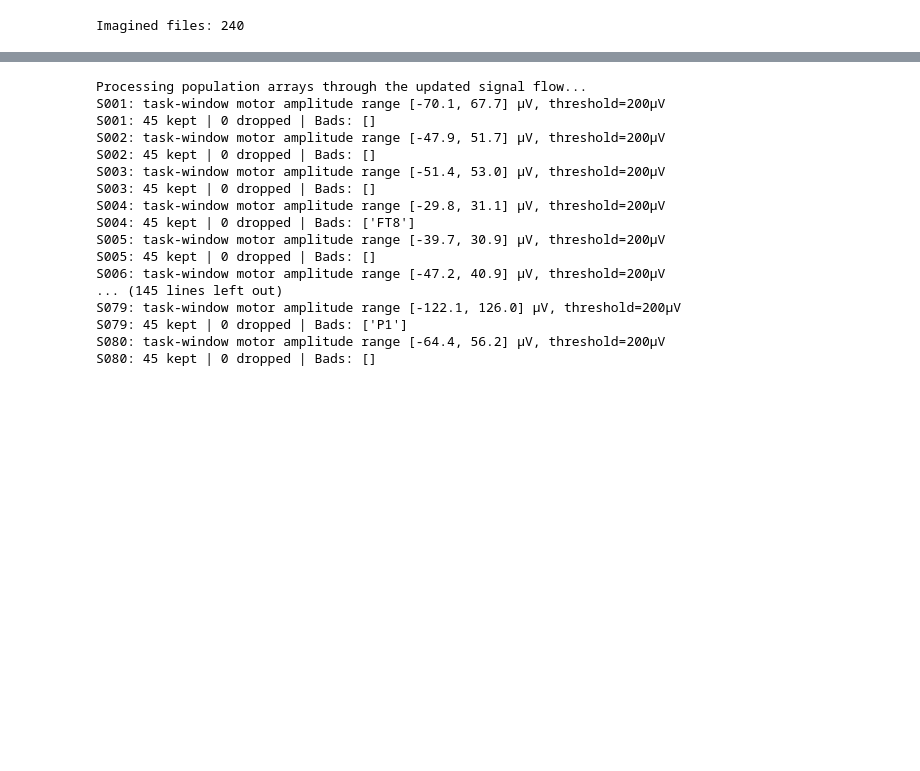
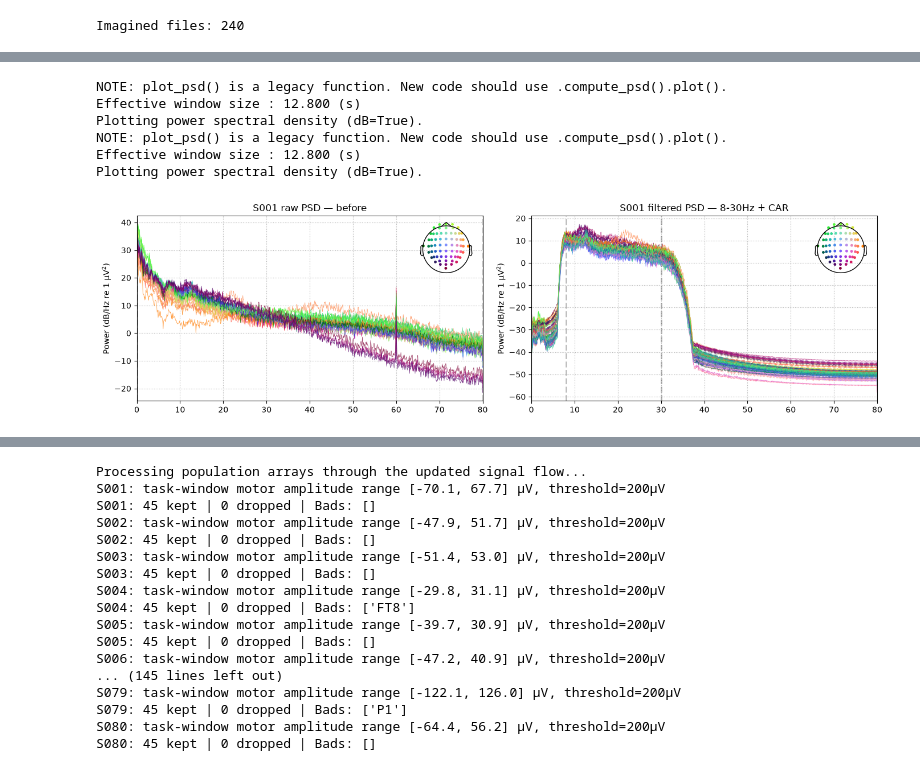
Before and after one commit to navyers21/eeg_motor_imagery, a Jupyter notebook: data_analysis/data_exploration.ipynb, the cells around one changed output, grey strips where cells are left out. Drawn from its saved outputs; the diff is of its cells as text; code cells hidden in the pictures; blank space fills up the shorter version.

Commit message:
Add S001 before/after PSD comparison to notebook; minor updates to dataset/features/preprocess/investigate_bad_subjects

```diff
--- a/data_analysis/data_exploration.ipynb
+++ b/data_analysis/data_exploration.ipynb
@@ -108,4 +109,34 @@ NOTE: plot_psd() is a legacy function. New code should use .compute_psd().plot()
 Effective window size : 12.800 (s)
 Plotting power spectral density (dB=True).
 [figure]
+# %%
+# 1. Reload Subject 001's data
+raw_s1 = load_subject(subject=1, runs=IMAGINED_RUNS)
+
+# copy first so can compare filtered + CAR to raw
+raw_filt = raw_s1.copy()
+
+# bandpass 8-30 Hz — isolates mu (8-12 Hz) and beta (13-30 Hz)
+# ERD during motor imagery lives entirely within this band
+raw_filt.filter(8., 30., method='fir', verbose=False)
+
+# common average reference
+raw_filt.set_eeg_reference('average', verbose=False)
+
+# plot PSD before and after
+fig, axes = plt.subplots(1, 2, figsize=(14, 4))
+raw_s1.plot_psd(fmax=80, axes=axes[0], show=False)
+axes[0].set_title("S001 raw PSD — before")
+raw_filt.plot_psd(fmax=80, axes=axes[1], show=False)
+axes[1].set_title("S001 filtered PSD — 8-30Hz + CAR")
+plt.tight_layout()
+plt.show()
+# %% [output]
+NOTE: plot_psd() is a legacy function. New code should use .compute_psd().plot().
+Effective window size : 12.800 (s)
+Plotting power spectral density (dB=True).
+NOTE: plot_psd() is a legacy function. New code should use .compute_psd().plot().
+Effective window size : 12.800 (s)
+Plotting power spectral density (dB=True).
+[figure, added]
 # %%
```
Also changed, not shown: parts of 2 cells of this notebook, 3 other files.
